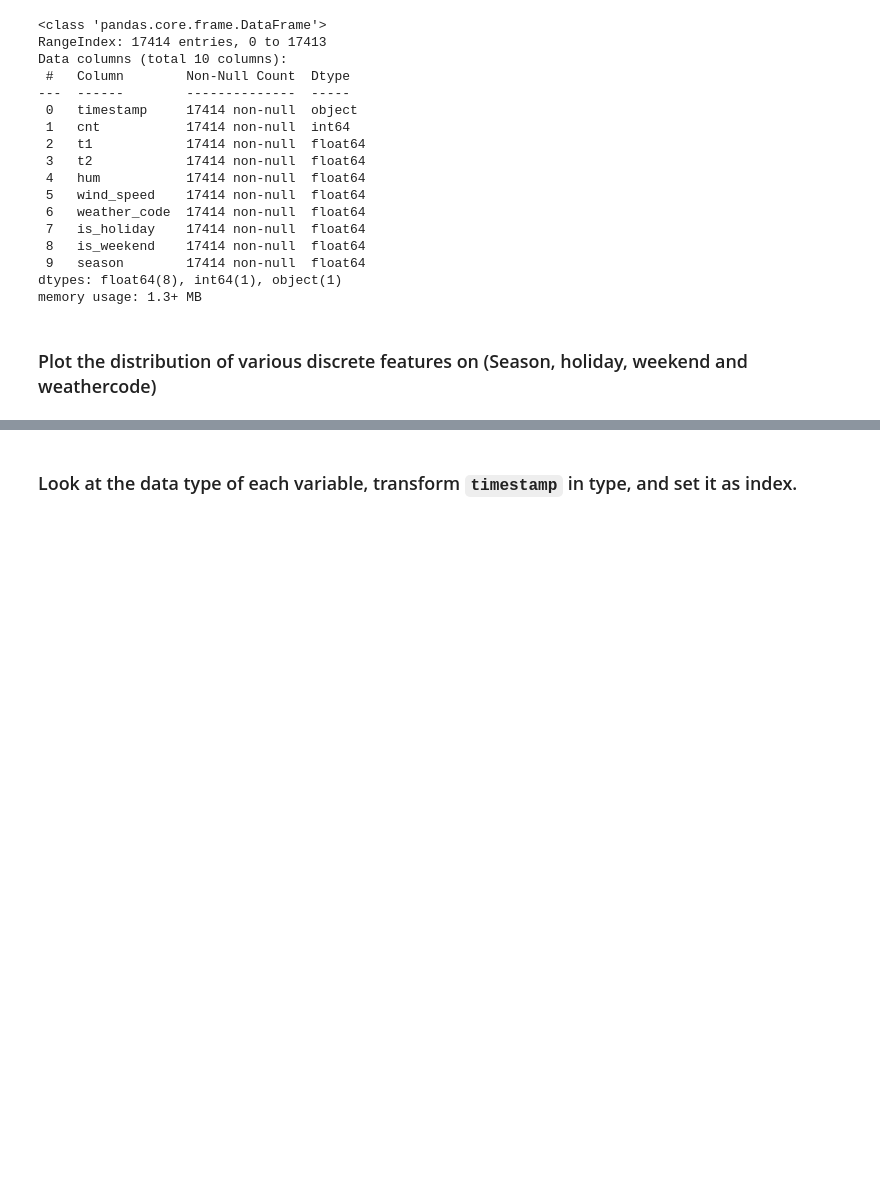
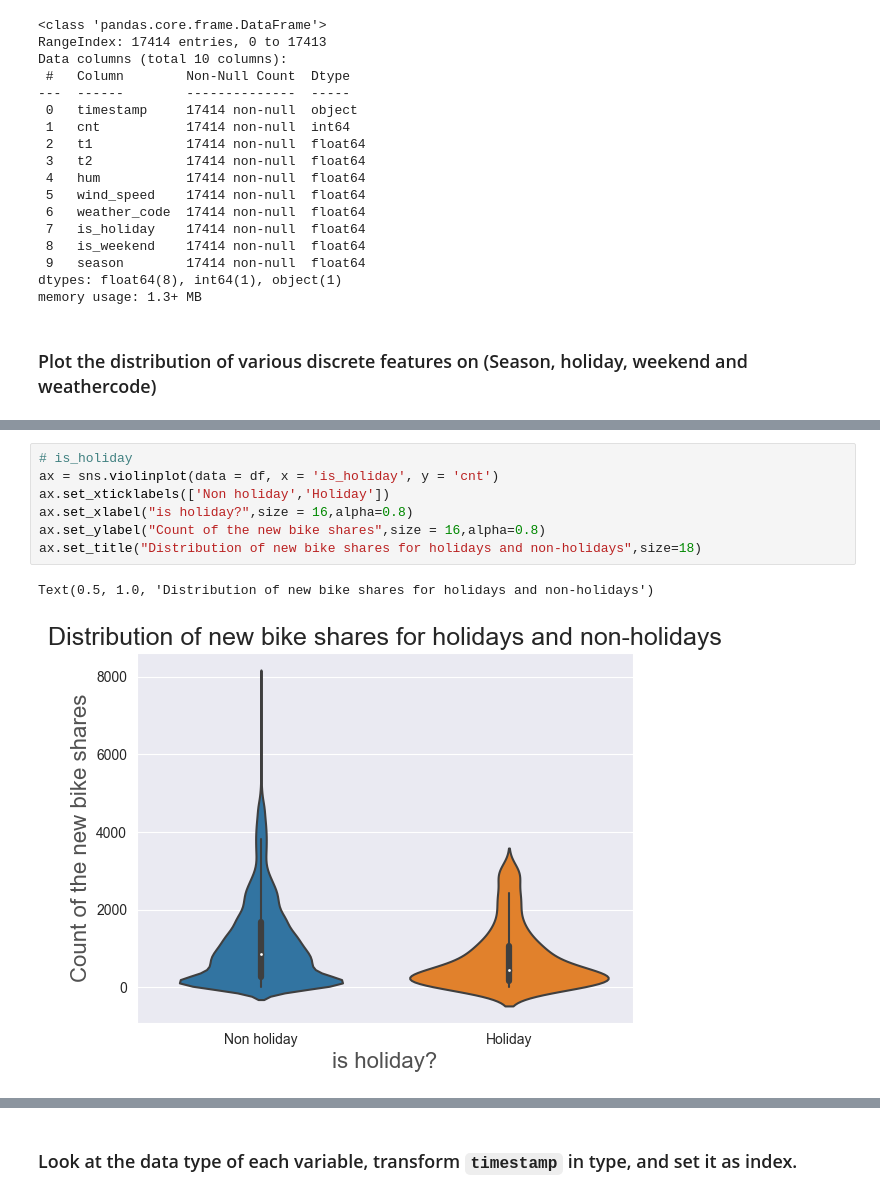
Before and after one commit to KursaDSc/Data_visualization_Assignment, a Jupyter notebook: Homework.ipynb, the cells around one changed output, grey strips where cells are left out. Drawn from its saved outputs; the diff is of its cells as text; blank space fills up the shorter version.

```diff
--- a/Homework.ipynb
+++ b/Homework.ipynb
@@ -145,0 +126,10 @@ KeyboardInterrupt:
+# %%
+# is_holiday
+ax = sns.violinplot(data = df, x = 'is_holiday', y = 'cnt')
+ax.set_xticklabels(['Non holiday','Holiday'])
+ax.set_xlabel("is holiday?",size = 16,alpha=0.8)
+ax.set_ylabel("Count of the new bike shares",size = 16,alpha=0.8)
+ax.set_title("Distribution of new bike shares for holidays and non-holidays",size=18)
+# %% [output]
+Text(0.5, 1.0, 'Distribution of new bike shares for holidays and non-holidays')
+[figure, added]
```
Also changed, not shown: parts of 8 cells of this notebook.
